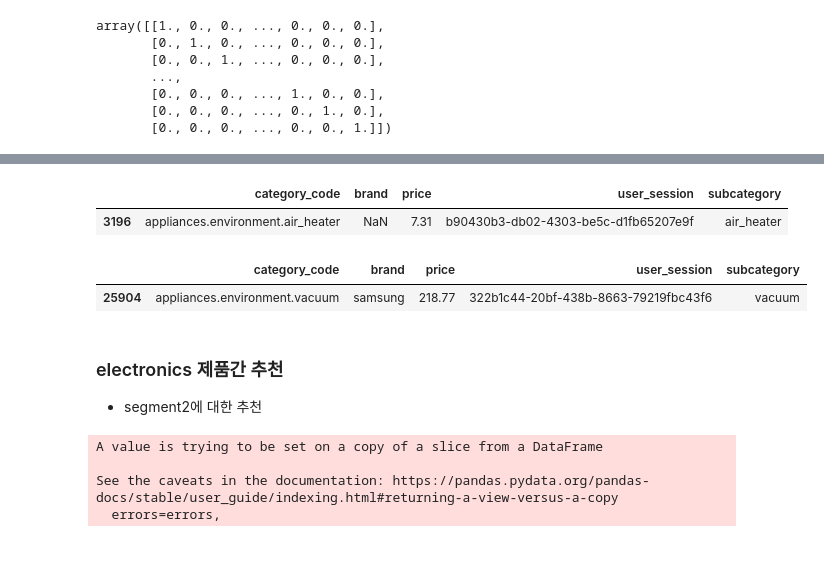
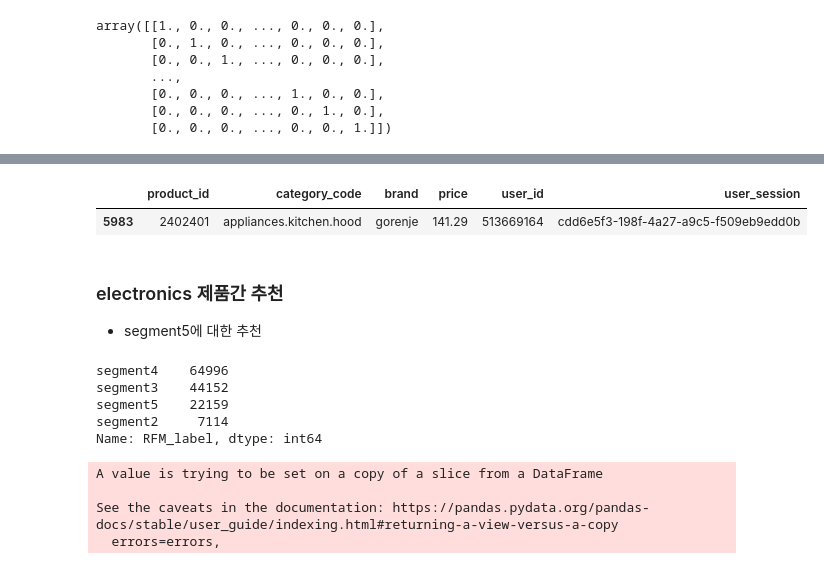
Before and after one commit to jiyoungemma/User-Log-data-analytics, a Jupyter notebook: recommend_system.ipynb, the cells around one changed output, grey strips where cells are left out. Saved outputs shown, nothing was run; the diff lists cells and outputs as text; code cells hidden in the pictures.

```diff
--- a/recommend_system.ipynb
+++ b/recommend_system.ipynb
@@ -353,7 +257,7 @@ com_once_user.iloc[[4214]]
 # %%
 appli_once = RFM_without_view.loc[(RFM_without_view['Frequency'] < 2) & (RFM_without_view['event_type'] == 'purchase') & (RFM_without_view['main_category'] == 'appliances')]
 # %%
-appli_once.drop(columns=['event_type','user_id','main_category','Frequency', 'RFM_label'], inplace=True)
+appli_once.drop(columns=['event_type','product_id','main_category','subcategory','Frequency', 'RFM_label'], inplace=True)
 # %% [output]
 A value is trying to be set on a copy of a slice from a DataFrame
 
@@ -532,14 +426,9 @@ appli_once.iloc[[12960]]
 # %%
-appli_once.iloc[[3196]]
+appli_once.iloc[[5983]]
 # %% [output]
-|  | category_code | brand | price | user_session | subcategory |
-| 3196 | appliances.environment.air_heater | NaN | 7.31 | b90430b3-db02-4303-be5c-d1fb65207e9f | air_heater |
+|  | product_id | category_code | brand | price | user_id | user_session |
+| 5983 | 2402401 | appliances.kitchen.hood | gorenje | 141.29 | 513669164 | cdd6e5f3-198f-4a27-a9c5-f509eb9edd0b |
-# %%
-appli_once.iloc[[25904]]
-# %% [output]
-|  | category_code | brand | price | user_session | subcategory |
-| 25904 | appliances.environment.vacuum | samsung | 218.77 | 322b1c44-20bf-438b-8663-79219fbc43f6 | vacuum |
 # %% [markdown]
 ### electronics 제품간 추천
-- segment2에 대한 추천
+- segment5에 대한 추천
 # %%
@@ -547 +436,9 @@ elec_once = RFM_without_view.loc[(RFM_without_view['Frequency'] < 2) & (RFM_with
+# %%
+elec_once['RFM_label'].value_counts()
+# %% [output]
+segment4    64996
+segment3    44152
+segment5    22159
+segment2     7114
+Name: RFM_label, dtype: int64
 # %%
```
Also changed, not shown: parts of 86 cells of this notebook.
